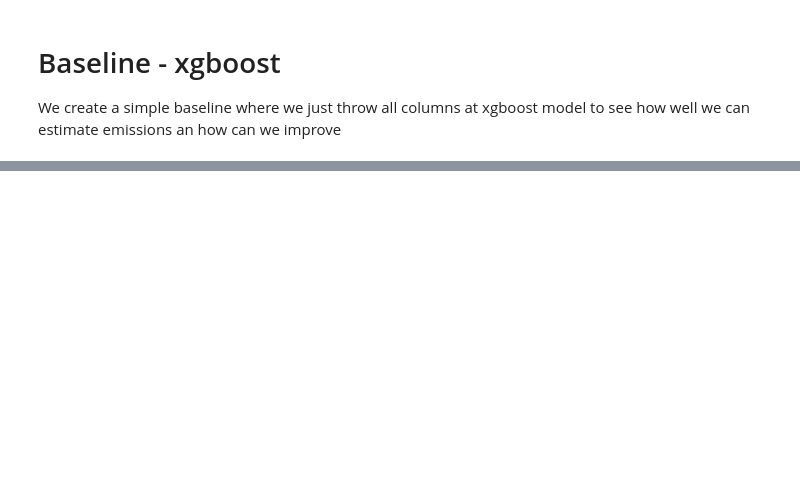
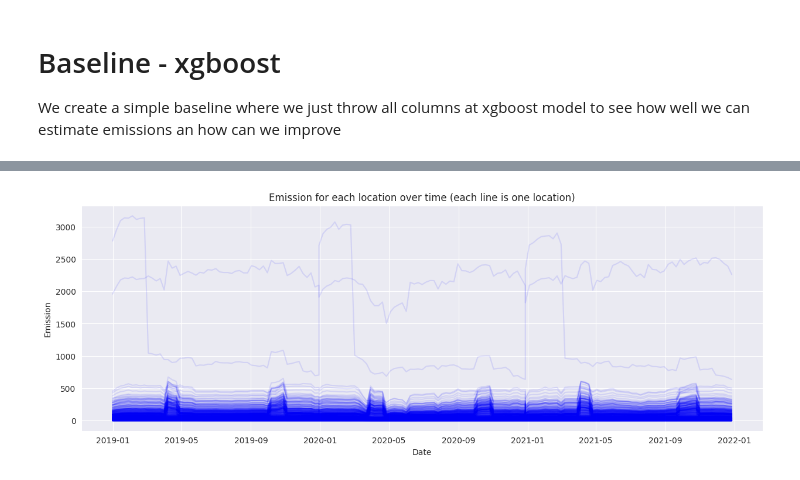
Before and after one commit to WestedCrean/kaggle-notes, a Jupyter notebook: playground-series-s3e20/xgboost_baseline.ipynb, the cells around one changed output, grey strips where cells are left out. Saved outputs shown, nothing was run; the diff lists cells and outputs as text; code cells hidden in the pictures; blank space fills up the shorter version.

```diff
--- a/playground-series-s3e20/xgboost_baseline.ipynb
+++ b/playground-series-s3e20/xgboost_baseline.ipynb
@@ -32,0 +129,21 @@ df_train.head(10)
+# %%
+# get unique locations
+unique_locations = emission_data[['latitude', 'longitude']].drop_duplicates()
+
+# get it in list of tuples
+unique_locations = [tuple(x) for x in unique_locations.values]
+
+
+fig, ax = plt.subplots(figsize=(15, 5))
+
+# for each unique location, plot its emission
+for lat, lon in unique_locations:
+    plot_data = emission_data[(emission_data['latitude'] == lat) & (emission_data['longitude'] == lon)]
+    ax.plot(plot_data['week_date'], plot_data['emission'], label='emission', alpha=0.1, color='blue')
+
+ax.set_title('Emission for each location over time (each line is one location)')
+ax.set_xlabel('Date')
+ax.set_ylabel('Emission')
+plt.show()
+# %% [output]
+[figure, added]
```
Also changed, not shown: parts of 37 cells of this notebook, 5 other files.
